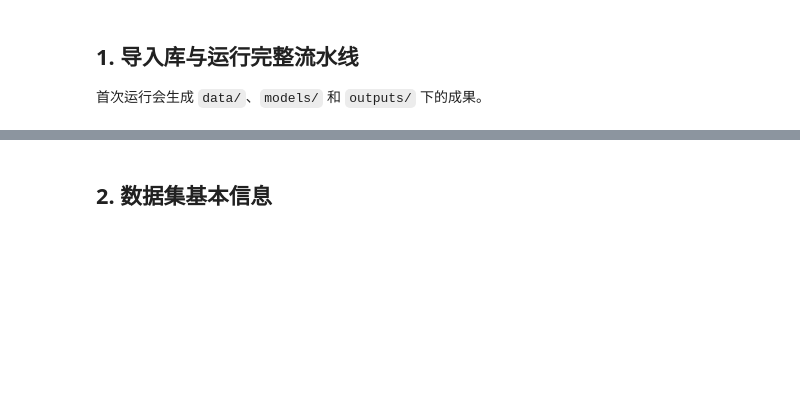
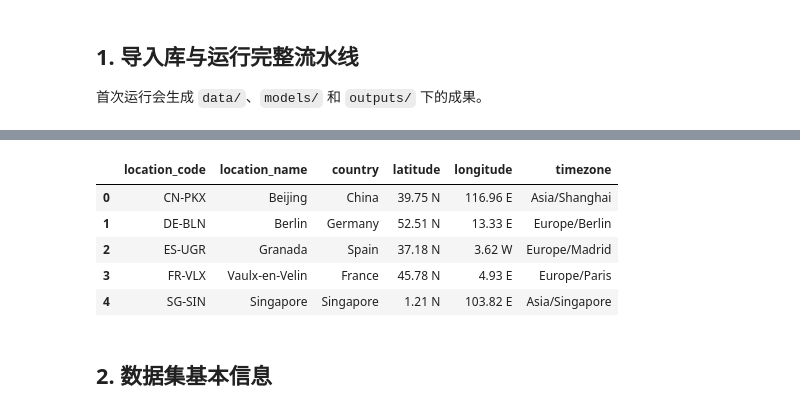
Before and after one commit to kmgcc/Pythian, a Jupyter notebook: main.ipynb, the cells around one changed output, grey strips where cells are left out. Saved outputs shown, nothing was run; the diff lists cells and outputs as text; code cells hidden in the pictures; blank space fills up the shorter version.

```diff
--- a/main.ipynb
+++ b/main.ipynb
@@ -50,3 +59,15 @@ scikit-learn 版本: 1.7.2
+# %%
+# 预览下载的实测天光观测站元数据
+import pandas as pd
+loc_meta = pd.read_csv("data/external/meta_location.csv")
+display(loc_meta[["location_code", "location_name", "country", "latitude", "longitude", "timezone"]])
+# %% [output]
+|  | location_code | location_name | country | latitude | longitude | timezone |
+| 0 | CN-PKX | Beijing | China | 39.75 N | 116.96 E | Asia/Shanghai |
+| 1 | DE-BLN | Berlin | Germany | 52.51 N | 13.33 E | Europe/Berlin |
+| 2 | ES-UGR | Granada | Spain | 37.18 N | 3.62 W | Europe/Madrid |
+| 3 | FR-VLX | Vaulx-en-Velin | France | 45.78 N | 4.93 E | Europe/Paris |
+| 4 | SG-SIN | Singapore | Singapore | 1.21 N | 103.82 E | Asia/Singapore |
 # %% [markdown]
 ## 2. 数据集基本信息
 # %%
```
Also changed, not shown: parts of 10 cells of this notebook, 29 other files.
